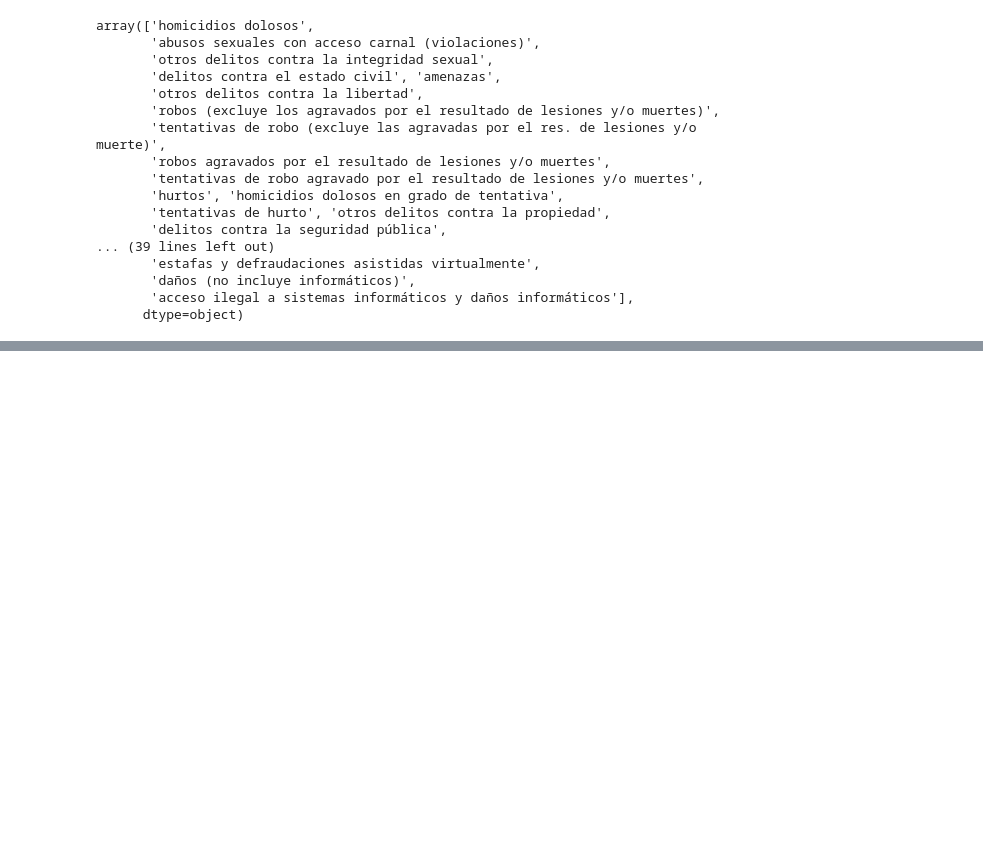
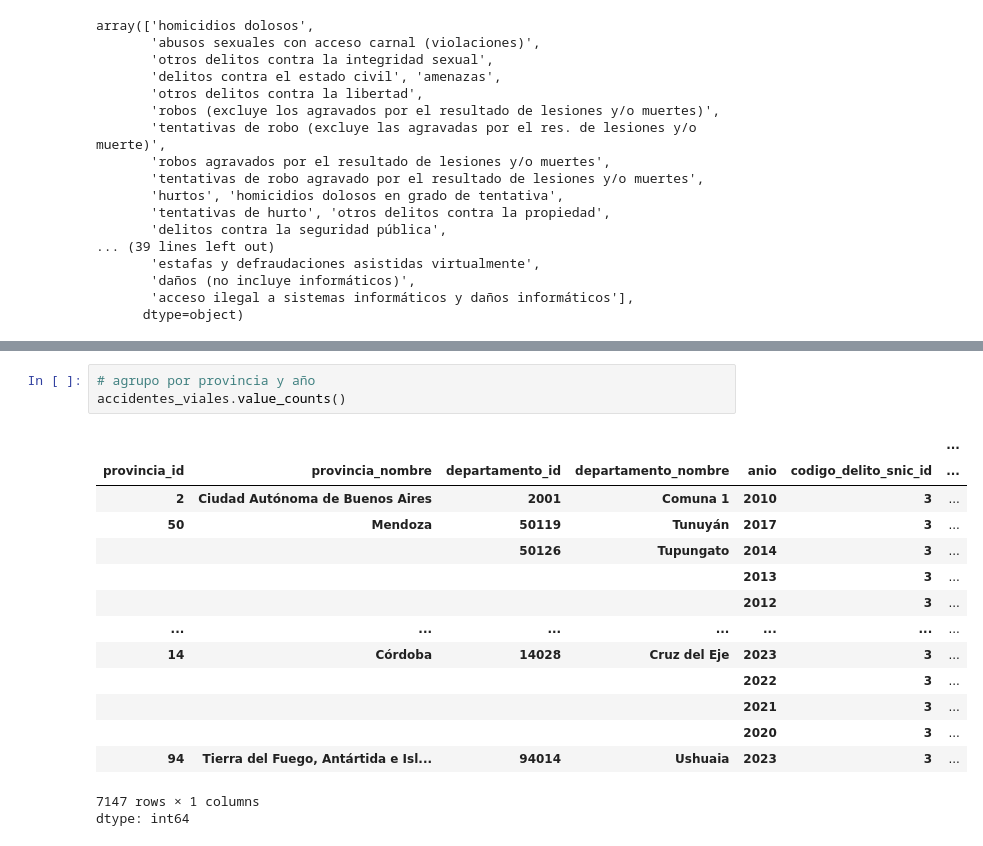
Before and after one commit to Sabri-Nang/analisis_datos, a Jupyter notebook: analisis_estadisticas_criminales.ipynb, the cells around one changed output, grey strips where cells are left out. Drawn from its saved outputs; the diff is of its cells as text; blank space fills up the shorter version.

```diff
--- a/analisis_estadisticas_criminales.ipynb
+++ b/analisis_estadisticas_criminales.ipynb
@@ -277,0 +272,19 @@ df[df['codigo_delito_snic_nombre'] == 'muertes en accidentes viales']
+# %%
+# agrupo por provincia y año
+accidentes_viales.value_counts()
+# %% [output]
+|  |  |  |  |  |  | ... |
+| provincia_id | provincia_nombre | departamento_id | departamento_nombre | anio | codigo_delito_snic_id | ... |
+| 2 | Ciudad Autónoma de Buenos Aires | 2001 | Comuna 1 | 2010 | 3 | ... |
+| 50 | Mendoza | 50119 | Tunuyán | 2017 | 3 | ... |
+|  |  | 50126 | Tupungato | 2014 | 3 | ... |
+|  |  |  |  | 2013 | 3 | ... |
+|  |  |  |  | 2012 | 3 | ... |
+| ... | ... | ... | ... | ... | ... | ... |
+| 14 | Córdoba | 14028 | Cruz del Eje | 2023 | 3 | ... |
+|  |  |  |  | 2022 | 3 | ... |
+|  |  |  |  | 2021 | 3 | ... |
+|  |  |  |  | 2020 | 3 | ... |
+| 94 | Tierra del Fuego, Antártida e Isl... | 94014 | Ushuaia | 2023 | 3 | ... |
+7147 rows × 1 columns
+dtype: int64
```
Also changed, not shown: parts of 1 cell of this notebook.
